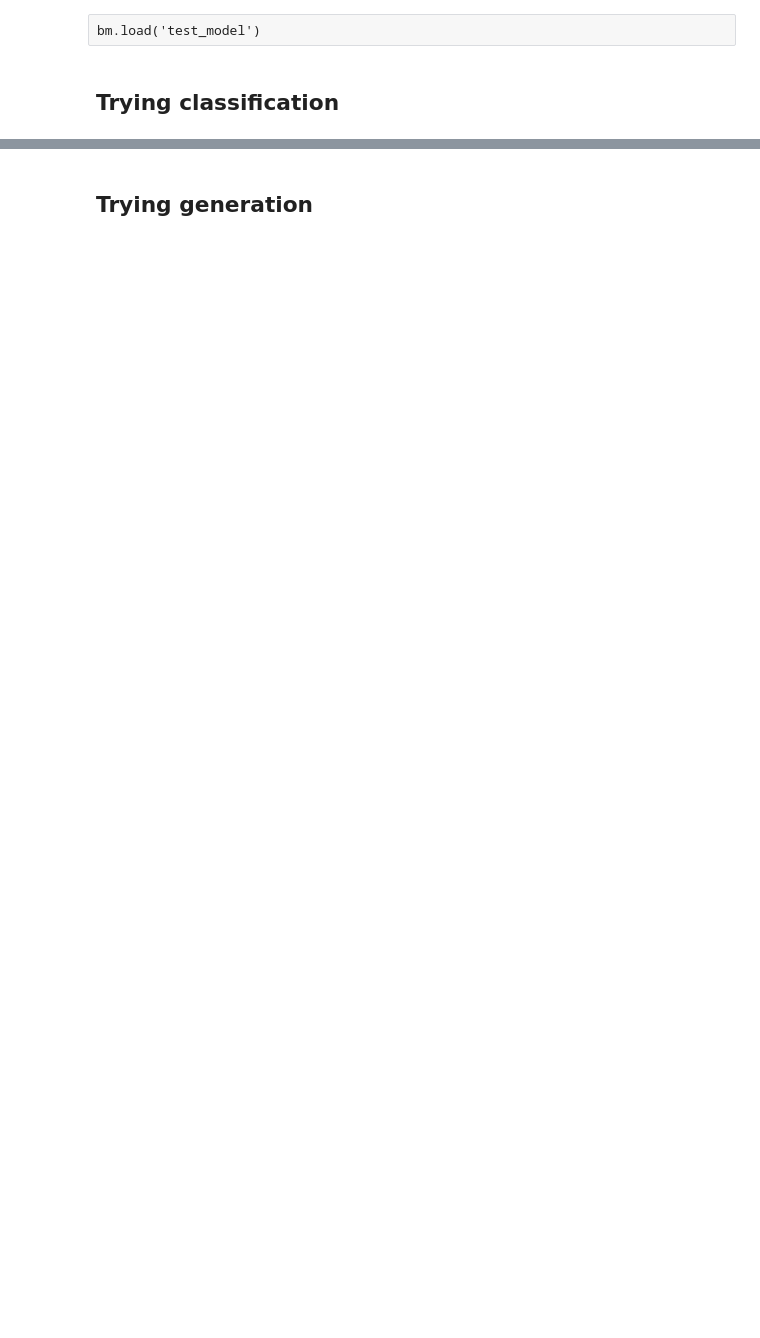
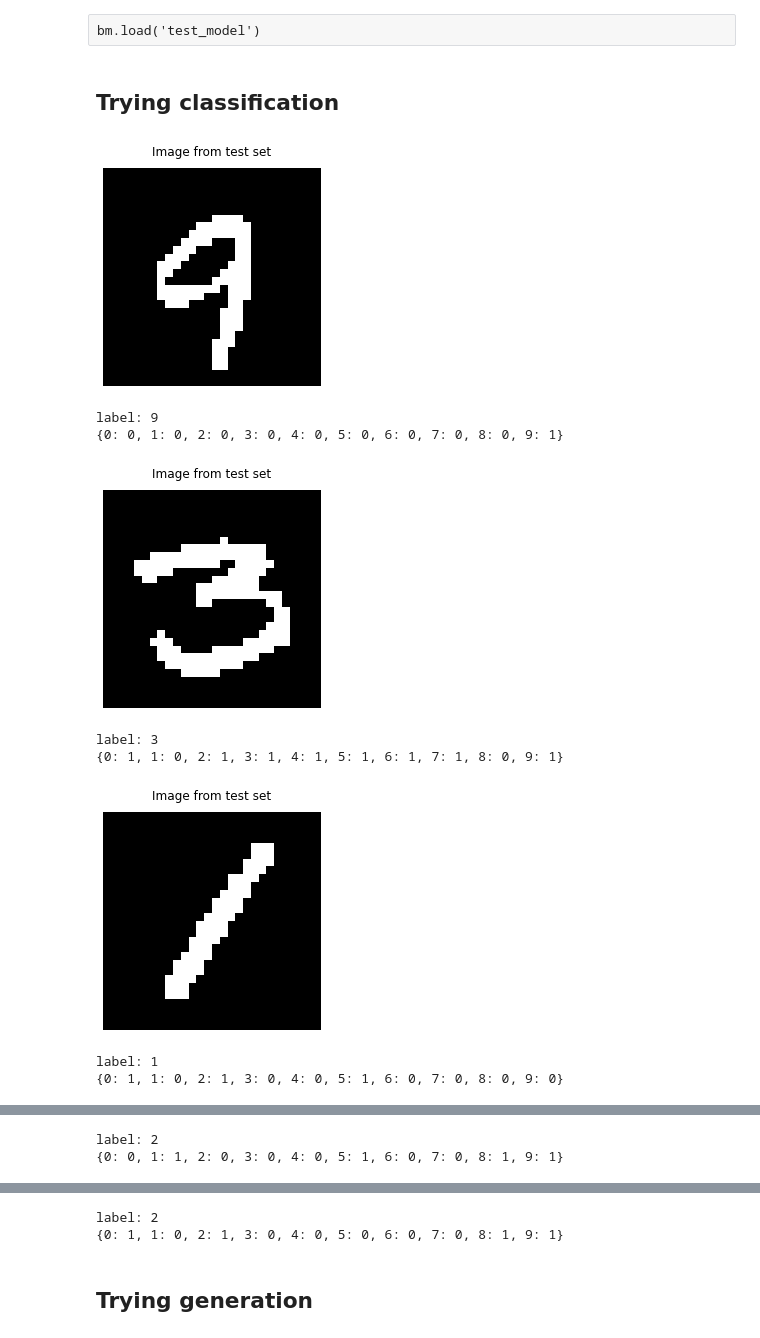
Before and after one commit to JohnFNovak/QRBM, a Jupyter notebook: qrmb_classification.ipynb, the cells around one changed output, grey strips where cells are left out. Drawn from its saved outputs; the diff is of its cells as text; code cells hidden in the pictures; blank space fills up the shorter version.

```diff
--- a/qrmb_classification.ipynb
+++ b/qrmb_classification.ipynb
@@ -210,12 +244,22 @@ bm.load('test_model')
 # %%
 for _ in range(5):
     random_id = np.random.randint(0, len(flat_input_data_test))
     test_img = np.reshape(flat_input_data_test[random_id], (image_width, image_height))
     plt.figure()
     plt.axis('off')
     plt.title("Image from test set", y=1.03)
     plt.imshow(test_img)
     plt.show()
     print('label:', labels_test3[random_id])
-    result = bm.classify(flat_input_data_test[random_id], 5)
+    result = bm.classify(flat_input_data_test[random_id], 20)
     print(result)
+# %% [output]
+[figure, added]
+label: 9
+{0: 0, 1: 0, 2: 0, 3: 0, 4: 0, 5: 0, 6: 0, 7: 0, 8: 0, 9: 1}
+[figure, added]
+label: 3
+{0: 1, 1: 0, 2: 1, 3: 1, 4: 1, 5: 1, 6: 1, 7: 1, 8: 0, 9: 1}
+[figure, added]
+label: 1
+{0: 1, 1: 0, 2: 1, 3: 0, 4: 0, 5: 1, 6: 0, 7: 0, 8: 0, 9: 0}
@@ -221,0 +267,2 @@ for _ in range(5):
+label: 2
+{0: 0, 1: 1, 2: 0, 3: 0, 4: 0, 5: 1, 6: 0, 7: 0, 8: 1, 9: 1}
@@ -222,3 +270,5 @@ for _ in range(5):
+label: 2
+{0: 1, 1: 0, 2: 1, 3: 0, 4: 0, 5: 0, 6: 0, 7: 0, 8: 1, 9: 1}
 # %% [markdown]
 ## Trying generation
 # %%
```
Also changed, not shown: parts of 13 cells of this notebook, 2 other files.
